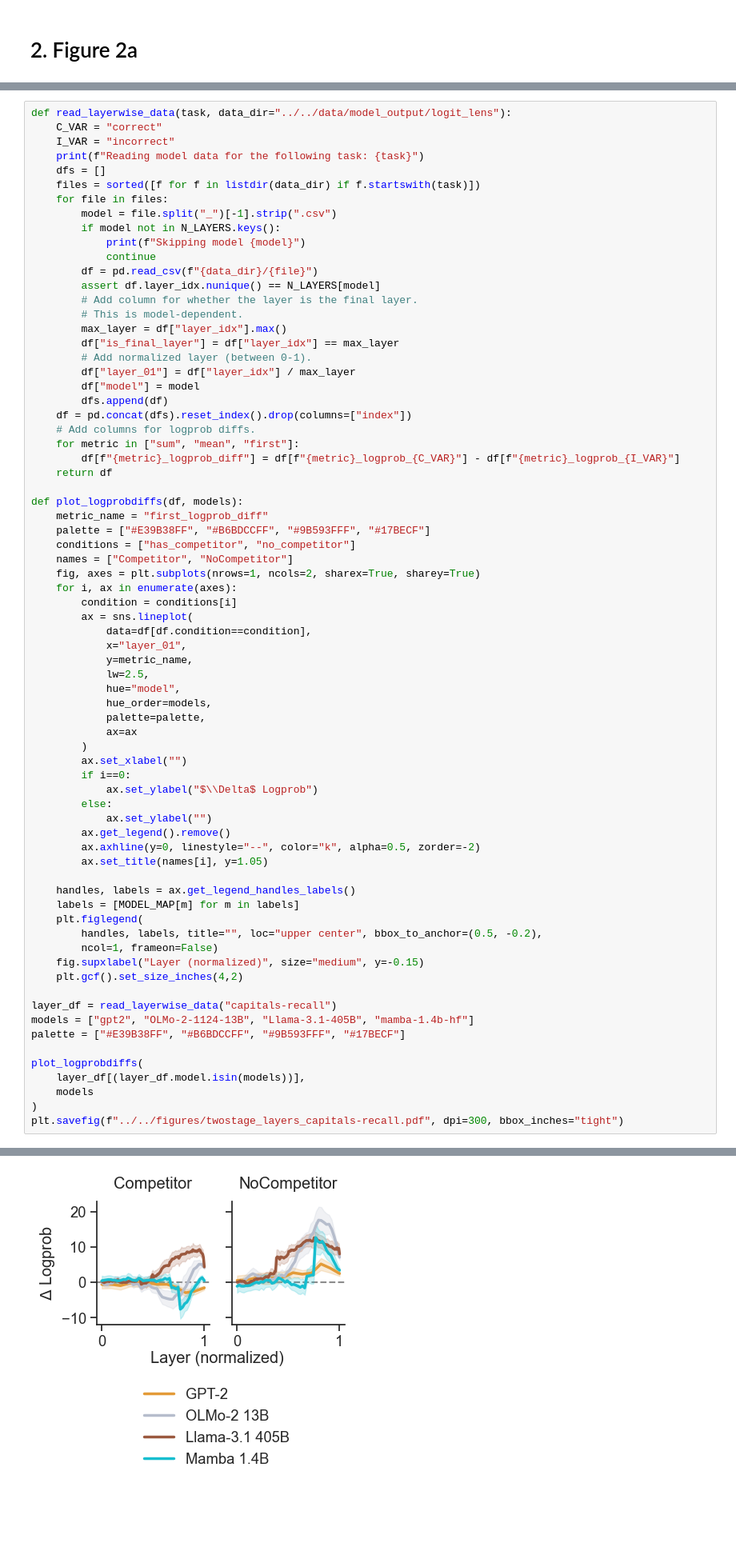
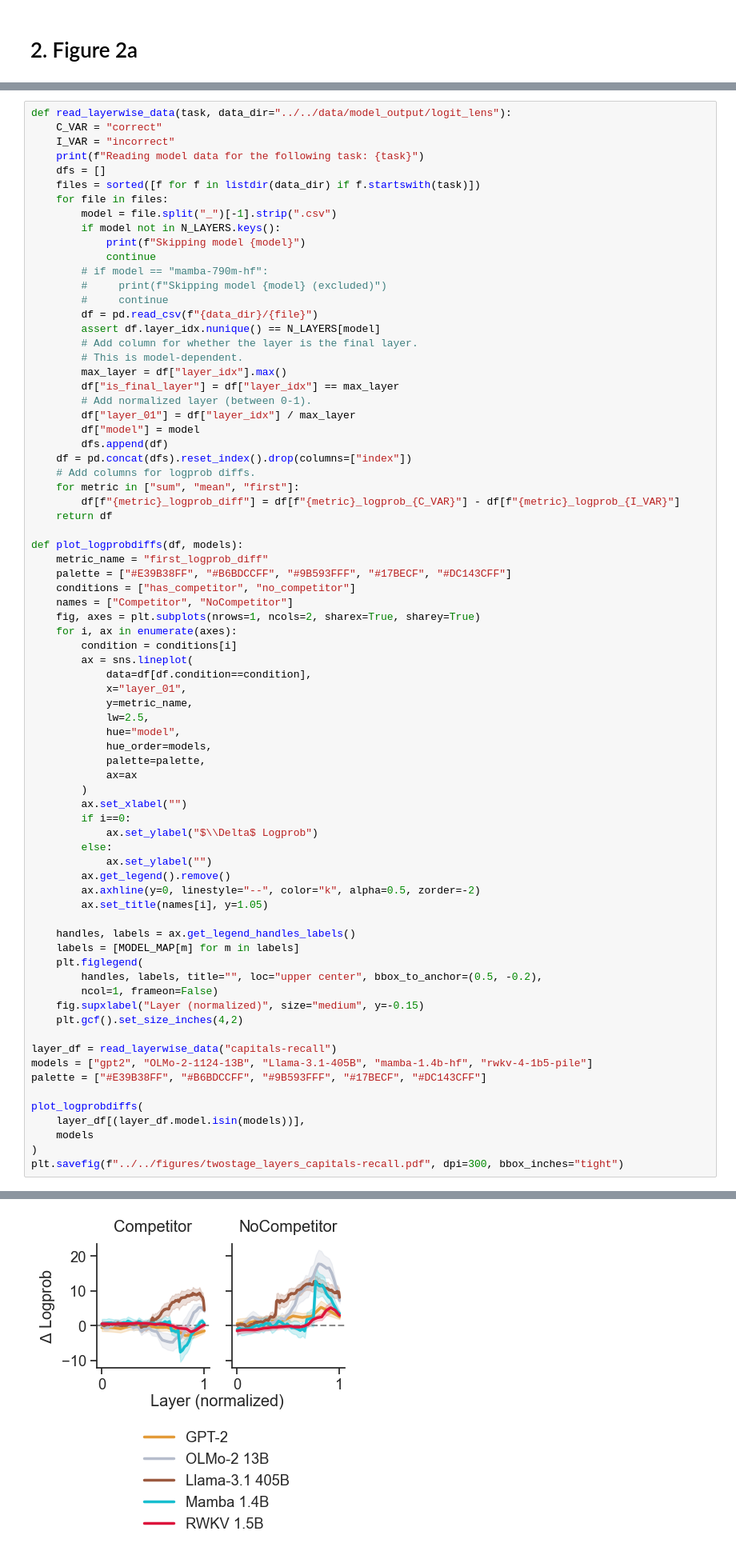
Before and after one commit to Rutva-Pandya/signatures_follow_up, a Jupyter notebook: analysis/notebooks/1_experiment1.ipynb, the cells around one changed output, grey strips where cells are left out. Shown at 80% size. Cells and saved outputs as stored; diff of their text form; blank space fills up the shorter version.

```diff
--- a/analysis/notebooks/1_experiment1.ipynb
+++ b/analysis/notebooks/1_experiment1.ipynb
@@ -258,6 +315,9 @@ def read_layerwise_data(task, data_dir="../../data/model_output/logit_lens"):
         if model not in N_LAYERS.keys():
             print(f"Skipping model {model}")
             continue
+        # if model == "mamba-790m-hf":
+        #     print(f"Skipping model {model} (excluded)")
+        #     continue
         df = pd.read_csv(f"{data_dir}/{file}")
         assert df.layer_idx.nunique() == N_LAYERS[model]
         # Add column for whether the layer is the final layer.
@@ -276,7 +336,7 @@ def read_layerwise_data(task, data_dir="../../data/model_output/logit_lens"):
 
 def plot_logprobdiffs(df, models):
     metric_name = "first_logprob_diff"
-    palette = ["#E39B38FF", "#B6BDCCFF", "#9B593FFF", "#17BECF"]
+    palette = ["#E39B38FF", "#B6BDCCFF", "#9B593FFF", "#17BECF", "#DC143CFF"]
     conditions = ["has_competitor", "no_competitor"]
     names = ["Competitor", "NoCompetitor"]
     fig, axes = plt.subplots(nrows=1, ncols=2, sharex=True, sharey=True)
@@ -291,36 +351,36 @@ def plot_logprobdiffs(df, models):
             hue_order=models,
             palette=palette,
             ax=ax
         )
         ax.set_xlabel("")
         if i==0:
             ax.set_ylabel("$\\Delta$ Logprob")
         else:
             ax.set_ylabel("")
         ax.get_legend().remove()
         ax.axhline(y=0, linestyle="--", color="k", alpha=0.5, zorder=-2)
         ax.set_title(names[i], y=1.05)
 
     handles, labels = ax.get_legend_handles_labels()
     labels = [MODEL_MAP[m] for m in labels]
     plt.figlegend(
         handles, labels, title="", loc="upper center", bbox_to_anchor=(0.5, -0.2),
         ncol=1, frameon=False)
     fig.supxlabel("Layer (normalized)", size="medium", y=-0.15)
     plt.gcf().set_size_inches(4,2)
 
 layer_df = read_layerwise_data("capitals-recall")
-models = ["gpt2", "OLMo-2-1124-13B", "Llama-3.1-405B", "mamba-1.4b-hf"]
-palette = ["#E39B38FF", "#B6BDCCFF", "#9B593FFF", "#17BECF"]
+models = ["gpt2", "OLMo-2-1124-13B", "Llama-3.1-405B", "mamba-1.4b-hf", "rwkv-4-1b5-pile"]
+palette = ["#E39B38FF", "#B6BDCCFF", "#9B593FFF", "#17BECF", "#DC143CFF"]
 
 plot_logprobdiffs(
     layer_df[(layer_df.model.isin(models))],
     models
 )
 plt.savefig(f"../../figures/twostage_layers_capitals-recall.pdf", dpi=300, bbox_inches="tight")
 # %% [output]
 Reading model data for the following task: capitals-recall
-[figure, old version]
+[figure, new version]
 # %% [markdown]
 # Appendix
 # %%
```
Also changed, not shown: parts of 7 cells of this notebook, 43 other files.
